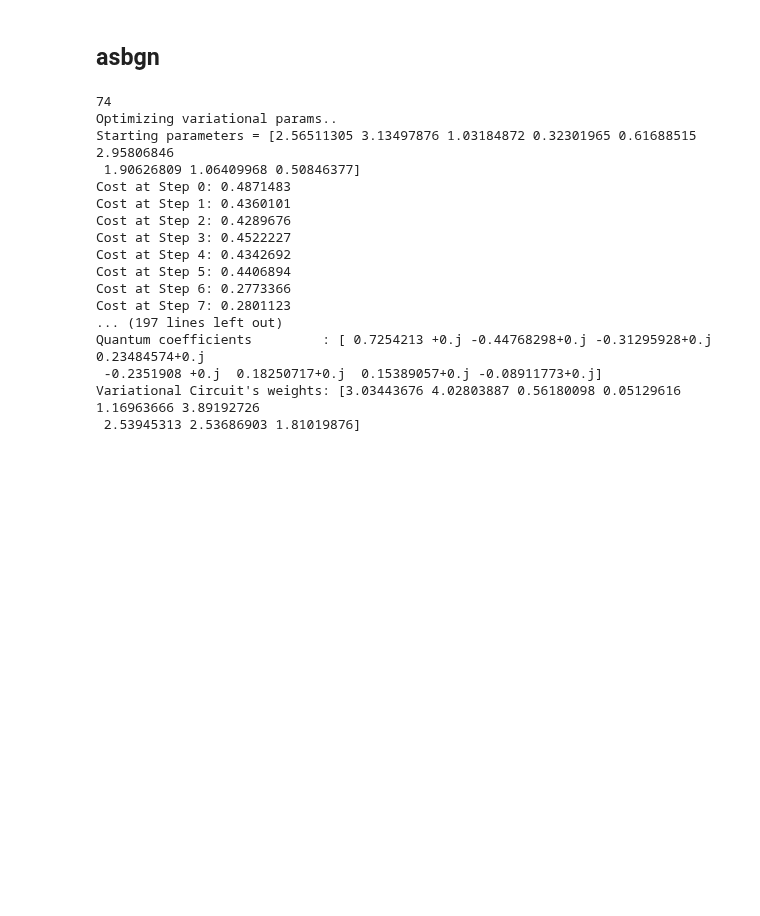
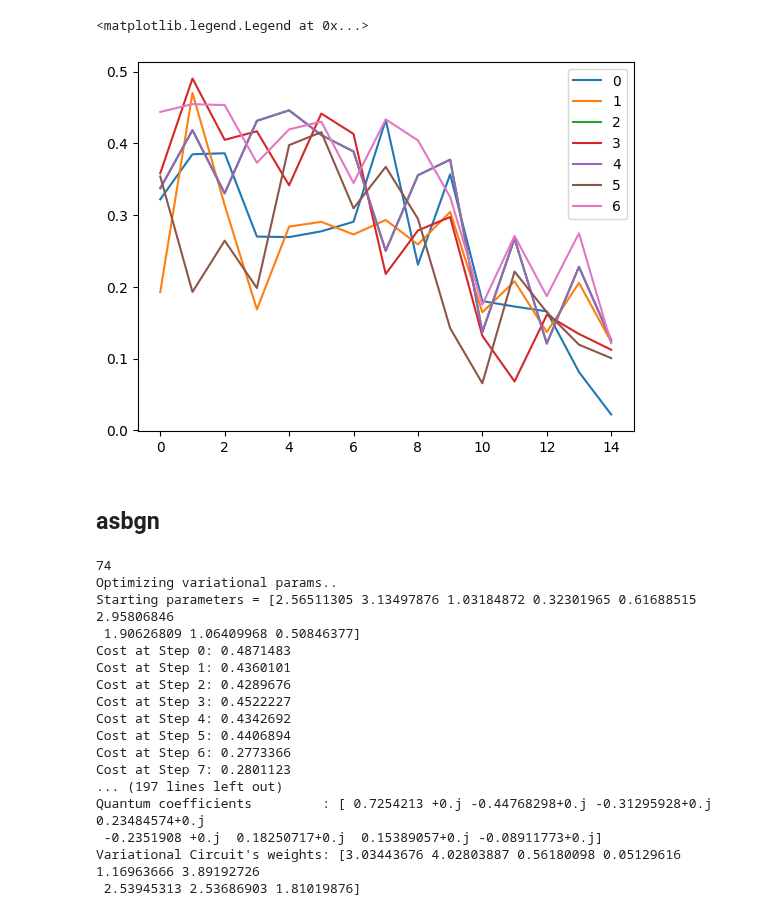
Before and after one commit to inajetovic/Variational-Quantum-Splines, a Jupyter notebook: test.ipynb, the cells around one changed output. Drawn from its saved outputs; the diff is of its cells as text; code cells hidden in the pictures; blank space fills up the shorter version.

```diff
--- a/test.ipynb
+++ b/test.ipynb
@@ -70,3 +80,11 @@ df
+# %%
+for el in enumerate(df['training_cost']):
+    plt.plot(el[1],label=el[0])
+plt.legend(
+)
+# %% [output]
+<matplotlib.legend.Legend at 0x...>
+[figure, added]
 # %% [markdown]
 ## asbgn
 # %%
```
Also changed, not shown: parts of 2 cells of this notebook, 3 other files.
